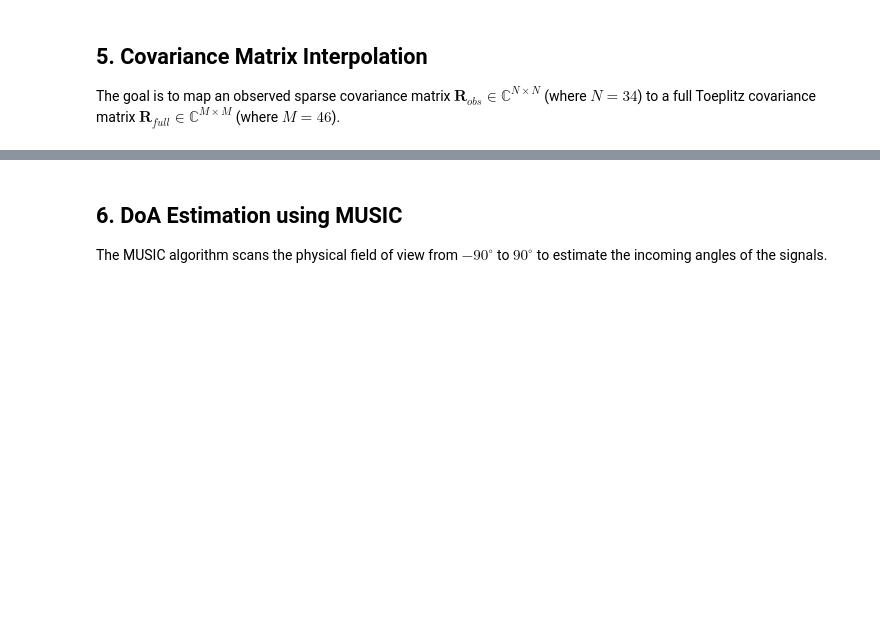
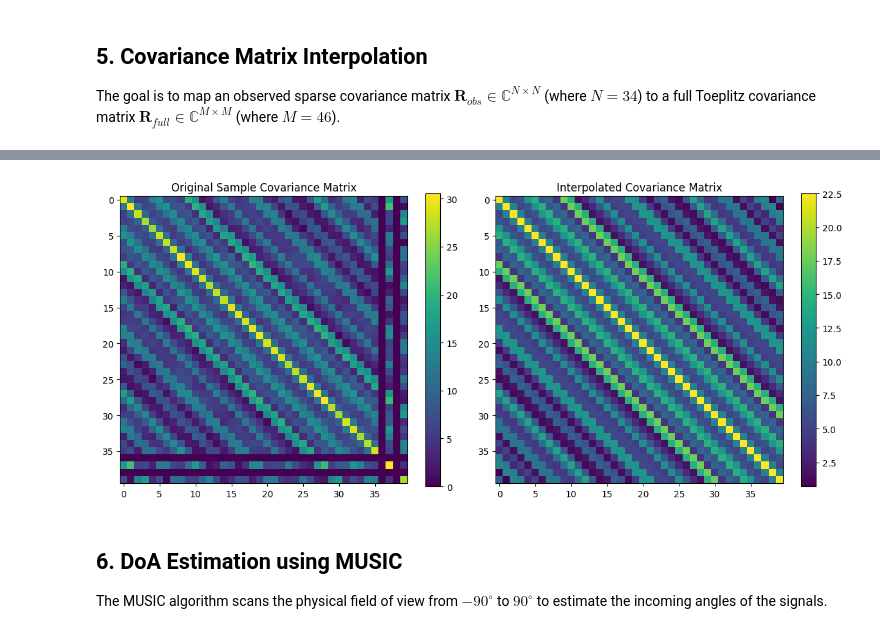
Before and after one commit to sazidshahjada/DL-DoA, a Jupyter notebook: notebooks/02_Simulate_DoA_Estimation_for_Coprime_Array.ipynb, the cells around one changed output, grey strips where cells are left out. Cells and saved outputs as stored; diff of their text form; code cells hidden in the pictures; blank space fills up the shorter version.

```diff
--- a/notebooks/02_Simulate_DoA_Estimation_for_Coprime_Array.ipynb
+++ b/notebooks/02_Simulate_DoA_Estimation_for_Coprime_Array.ipynb
@@ -146,16 +165,18 @@ The goal is to map an observed sparse covariance matrix $\mathbf{R}_{obs} \in \m
 # %%
-# # Plot the original and interpolated covariance matrices
-# plt.figure(figsize=(12, 5))
-# plt.subplot(1, 2, 1)
-# plt.imshow(np.abs(R), cmap='viridis')
-# plt.title('Original Sample Covariance Matrix')
-# plt.colorbar()
-# plt.subplot(1, 2, 2)
-# plt.imshow(np.abs(R_interpolated), cmap='viridis')
-# plt.title('Interpolated Covariance Matrix')
-# plt.colorbar()
-# plt.tight_layout()
-# plt.show()
+# Plot the original and interpolated covariance matrices
+plt.figure(figsize=(12, 5))
+plt.subplot(1, 2, 1)
+plt.imshow(np.abs(R), cmap='viridis')
+plt.title('Original Sample Covariance Matrix')
+plt.colorbar()
+plt.subplot(1, 2, 2)
+plt.imshow(np.abs(R_interpolated), cmap='viridis')
+plt.title('Interpolated Covariance Matrix')
+plt.colorbar()
+plt.tight_layout()
+plt.show()
+# %% [output]
+[figure, added]
 # %% [markdown]
 ## **6. DoA Estimation using MUSIC**
 The MUSIC algorithm scans the physical field of view from $-90^\circ$ to $90^\circ$ to estimate the incoming angles of the signals.
```
Also changed, not shown: parts of 10 cells of this notebook, 7 other files.
